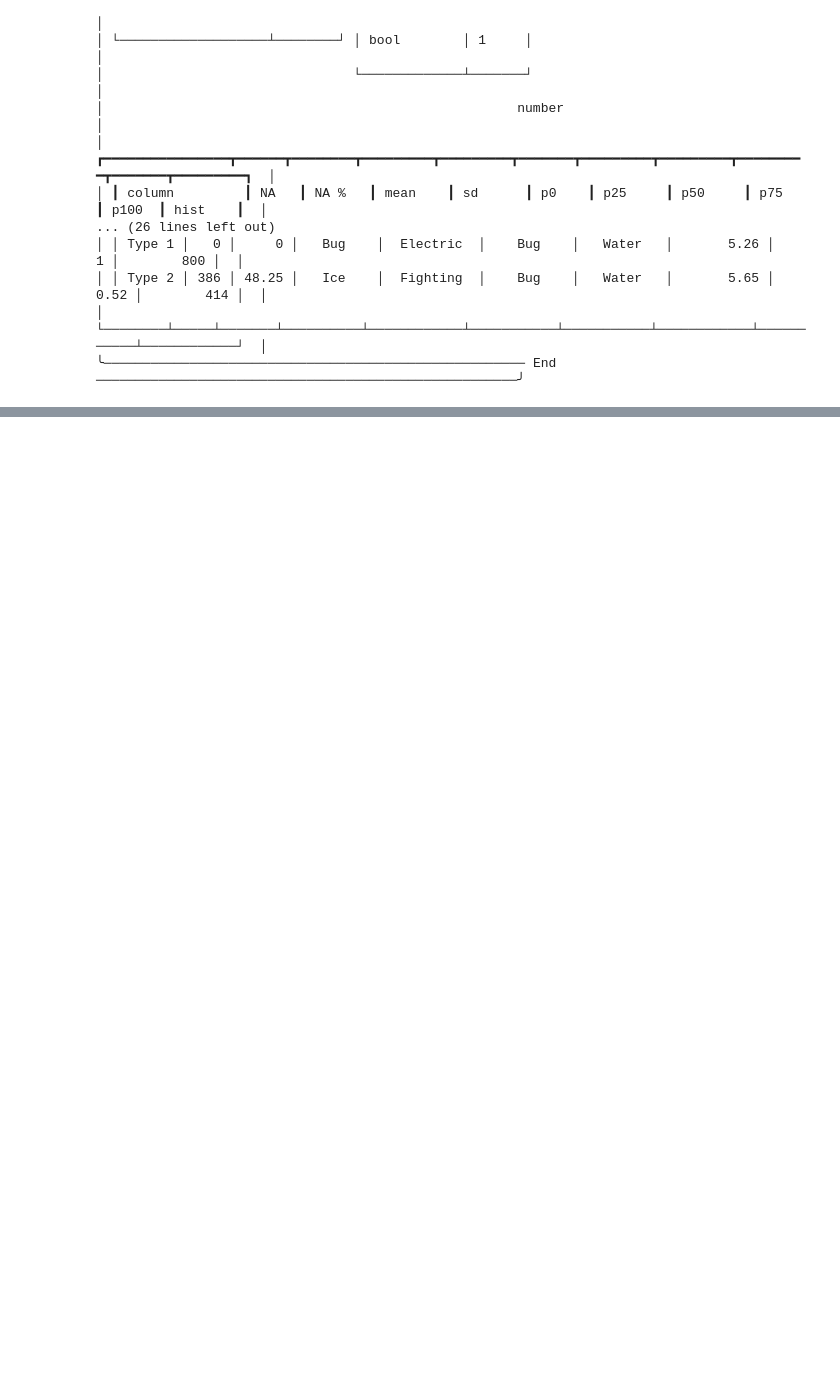
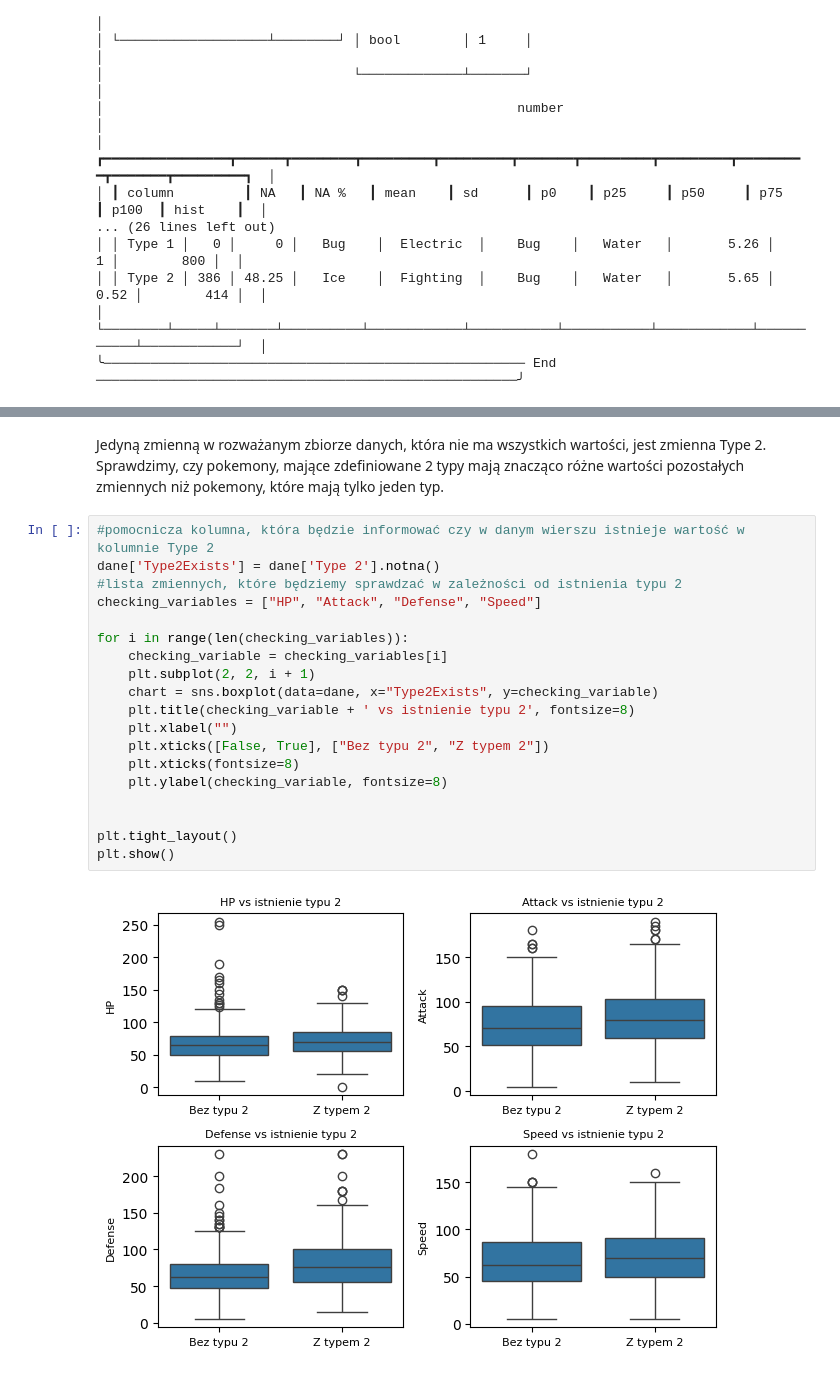
Before and after one commit to Kubix-commits/Wizualizacja-Danych, a Jupyter notebook: Projekt - wizualizacja/Wizualizacja danych.ipynb, the cells around one changed output, grey strips where cells are left out. Cells and saved outputs as stored; diff of their text form; blank space fills up the shorter version.

```diff
--- a/Projekt - wizualizacja/Wizualizacja danych.ipynb
+++ b/Projekt - wizualizacja/Wizualizacja danych.ipynb
@@ -29,0 +83,23 @@ skim.skim(dane)
+# %% [markdown]
+Jedyną zmienną w rozważanym zbiorze danych, która nie ma wszystkich wartości, jest zmienna Type 2. Sprawdzimy, czy pokemony, mające zdefiniowane 2 typy mają znacząco różne wartości pozostałych zmiennych niż pokemony, które mają tylko jeden typ.
+# %%
+#pomocnicza kolumna, która będzie informować czy w danym wierszu istnieje wartość w kolumnie Type 2
+dane['Type2Exists'] = dane['Type 2'].notna()
+#lista zmiennych, które będziemy sprawdzać w zależności od istnienia typu 2
+checking_variables = ["HP", "Attack", "Defense", "Speed"]
+
+for i in range(len(checking_variables)):
+    checking_variable = checking_variables[i]
+    plt.subplot(2, 2, i + 1)
+    chart = sns.boxplot(data=dane, x="Type2Exists", y=checking_variable)
+    plt.title(checking_variable + ' vs istnienie typu 2', fontsize=8)
+    plt.xlabel("")
+    plt.xticks([False, True], ["Bez typu 2", "Z typem 2"])
+    plt.xticks(fontsize=8)
+    plt.ylabel(checking_variable, fontsize=8)
+
+
+plt.tight_layout()
+plt.show()
+# %% [output]
+[figure, added]
```
Also changed, not shown: parts of 10 cells of this notebook.
